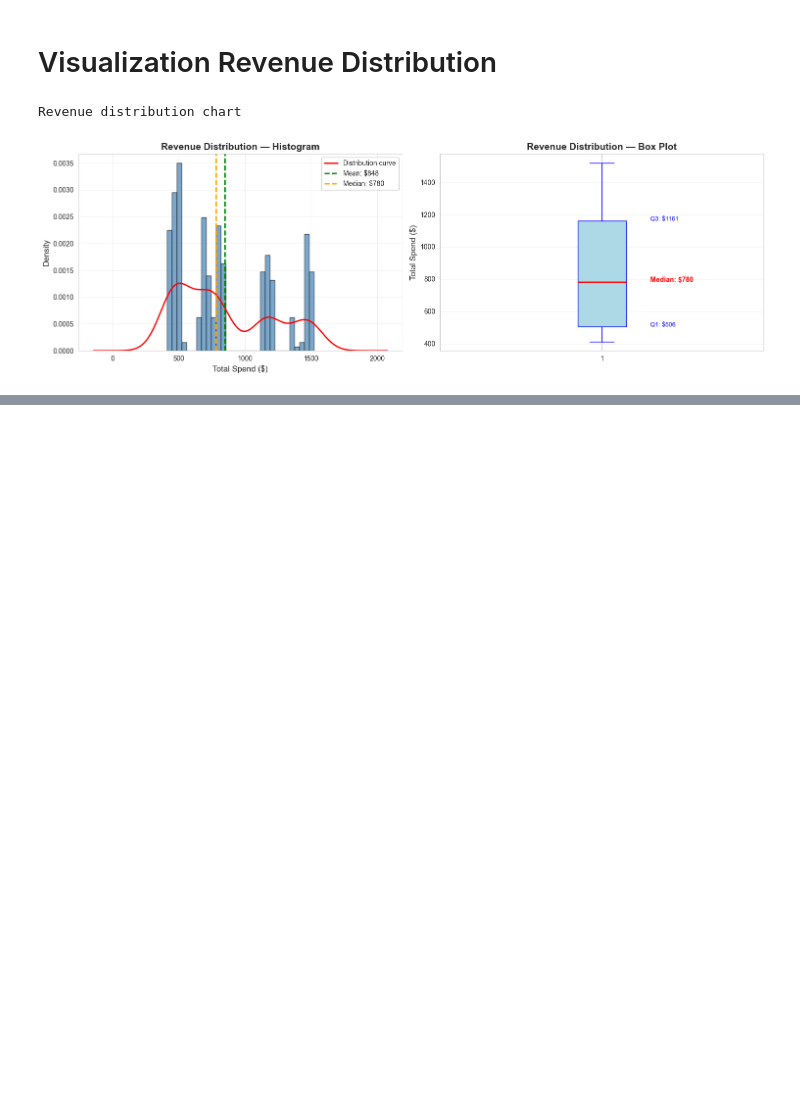
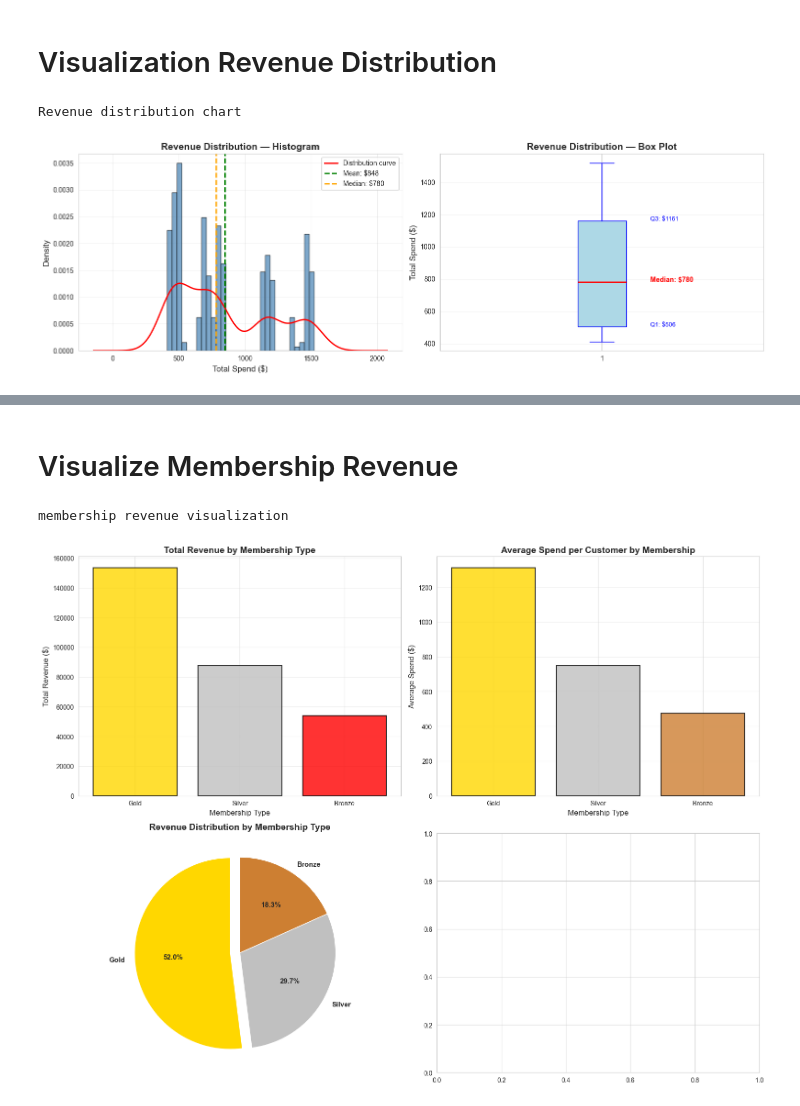
Before and after one commit to suzzzel5/E-Commerce-Customer-Analytics, a Jupyter notebook: notebooks/03_revenue_analysis.ipynb, the cells around one changed output, grey strips where cells are left out. Cells and saved outputs as stored; diff of their text form; code cells hidden in the pictures; blank space fills up the shorter version.

Commit message:
membership type reveune analysis

```diff
--- a/notebooks/03_revenue_analysis.ipynb
+++ b/notebooks/03_revenue_analysis.ipynb
@@ -149,0 +215,80 @@ Revenue distribution chart
+# %% [markdown]
+# Visualize Membership Revenue
+# %%
+print("membership revenue visualization")
+print()
+
+# Creating a 2x2 grid of charts
+
+fig, axes = plt.subplots(2, 2, figsize=(16, 12))
+
+# Chart 1: Totla Revenue by membership (bar chart )
+axes[0,0].bar(membership_revenue["membership_type"],membership_revenue["Total_Revenue"],color=['gold','silver','red'],
+          edgecolor='black',linewidth=1.5,alpha=0.8)
+
+axes[0, 0].set_title('Total Revenue by Membership Type',
+                    fontsize=14, fontweight='bold')
+axes[0, 0].set_xlabel('Membership Type', fontsize=12)
+axes[0, 0].set_ylabel('Total Revenue ($)', fontsize=12)
+axes[0, 0].grid(axis='y', alpha=0.3)
+
+# Chart 2: Average Spend by Membership (Bar Chart)
+axes[0, 1].bar(membership_revenue['membership_type'],
+               membership_revenue['Avg_Spend'],
+               color=['gold', 'silver', '#CD7F32'],
+               edgecolor='black', linewidth=1.5, alpha=0.8)
+
+axes[0, 1].set_title('Average Spend per Customer by Membership',
+                    fontsize=14, fontweight='bold')
+axes[0, 1].set_xlabel('Membership Type', fontsize=12)
+axes[0, 1].set_ylabel('Average Spend ($)', fontsize=12)
+axes[0, 1].grid(axis='y', alpha=0.3)
+
+
+# Chart 3: Revenue Percentage (Pie Chart)
+colors = ['gold', 'silver', '#CD7F32']
+explode = (0.1, 0, 0)  # Explode the largest slice
+
+axes[1, 0].pie(membership_revenue['Revenue_Percentage'],
+               labels=membership_revenue['membership_type'],
+               autopct='%1.1f%%', startangle=90,
+               colors=colors, explode=explode,
+               textprops={'fontsize': 11, 'fontweight': 'bold'})
+
+axes[1, 0].set_title('Revenue Distribution by Membership Type',
+                         fontsize=14, fontweight='bold')
+
+# # Chart 4: Customer Count vs Revenue (Grouped Bar)
+# x = np.arange(len(membership_revenue))
+# width = 0.35
+
+# bars1 = axes[1, 1].bar(x - width/2, membership_revenue['Customer_Percentage'],
+#                               width, label='% of Customers', color='skyblue',
+#                          edgecolor='black', alpha=0.8)
+# bars2 = axes[1, 1].bar(x + width/2, membership_revenue['Revenue_Percentage'],
+#                          width, label='% of Revenue', color='coral',
+#                          edgecolor='black', alpha=0.8)
+
+# axes[1, 1].set_title('Customer % vs Revenue % by Membership',
+#                               fontsize=14, fontweight='bold')
+# axes[1, 1].set_xlabel('Membership Type', fontsize=12)
+# axes[1, 1].set_ylabel('Percentage (%)', fontsize=12)
+# axes[1, 1].set_xticks(x)
+# axes[1, 1].set_xticklabels(membership_revenue['membership_type'])
+# axes[1, 1].legend()
+# axes[1, 1].grid(axis='y', alpha=0.3)
+
+# # Add value labels on grouped bars
+# for bars in [bars1, bars2]:
+#      for bar in bars:
+#           height = bar.get_height()
+#           axes[1, 1].text(bar.get_x() + bar.get_width()/2., height,
+#                     f'{height:.1f}%', ha='center', va='bottom', fontsize=9)
+
+plt.tight_layout()
+plt.savefig('../reports/figures/09_membership_revenue_analysis.png',
+          dpi=150, bbox_inches='tight')
+plt.show()
+# %% [output]
+membership revenue visualization
+[figure, added]
```
Also changed, not shown: parts of 5 cells of this notebook, 1 other file.
